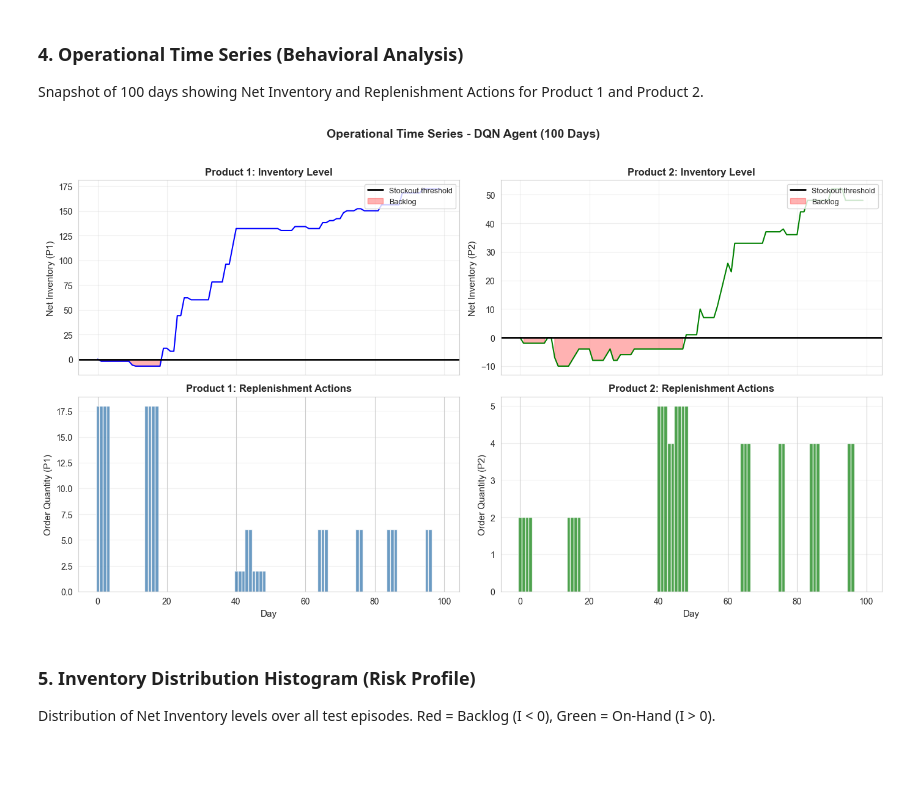
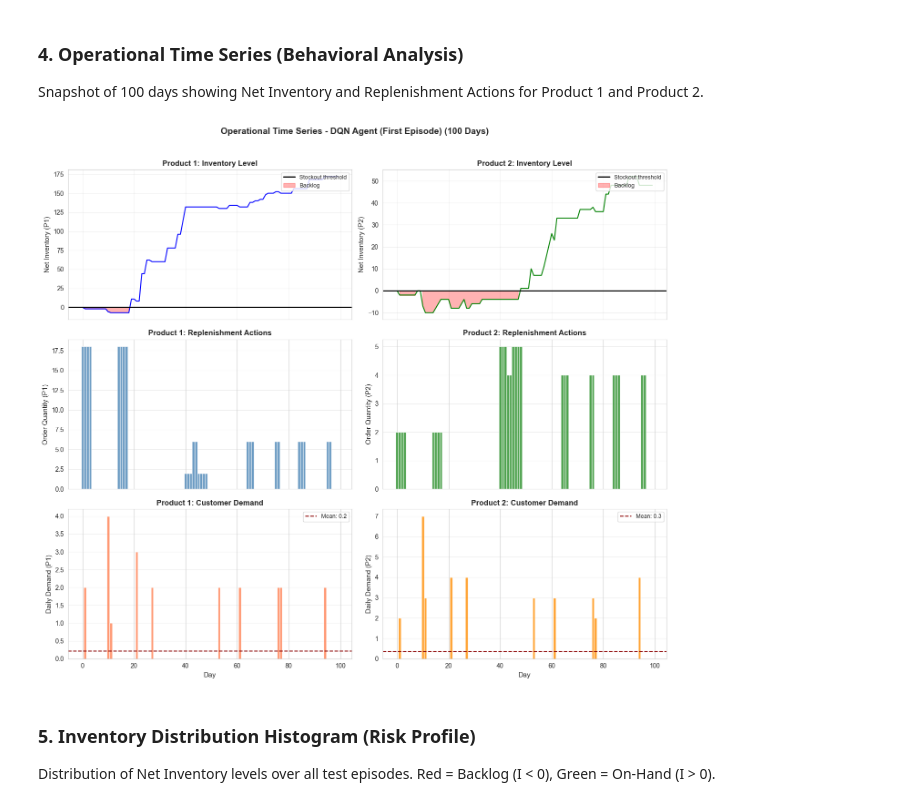
Before and after one commit to MarinCervinschi/RL-InventorySystem, a Jupyter notebook: notebooks/dqn_agent.ipynb, the cells around one changed output. Saved outputs shown, nothing was run; the diff lists cells and outputs as text; code cells hidden in the pictures; blank space fills up the shorter version.

Commit message:
feat: Add evaluation and training metrics for RL agents

```diff
--- a/notebooks/dqn_agent.ipynb
+++ b/notebooks/dqn_agent.ipynb
@@ -12,12 +12,17 @@ from collections import Counter
 
 # Our modules
 from src.agents.dqn_agent import DQNAgent
-from src.mdp import CostParameters
+from src.mdp import CostParameters, RewardFunction, State
 from src.agents.callbacks.learning_curve_callback import LearningCurveCallback
+from src.agents.metrics import TrainingMetrics, EvaluationMetrics
 
 # Plotting style
 sns.set_style("whitegrid")
 plt.rcParams["figure.figsize"] = (12, 4)
+
+# Initialize plot classes
+training_plots = TrainingMetrics()
+evaluation_plots = EvaluationMetrics()
 # %% [markdown]
 ## 2. Environment Setup
 
@@ -448,57 +305,20 @@ Steady-State Average Cost per Episode (days 76-100):
 ### 4. Operational Time Series (Behavioral Analysis)
 Snapshot of 100 days showing Net Inventory and Replenishment Actions for Product 1 and Product 2.
 # %%
-# Use first test episode for visualization
-sample_ep = test_episodes_dqn[0]
-days = np.arange(len(sample_ep['net_inv_0']))
+# Select representative episode (closest to mean total cost)
+# episode_avg_costs = [np.mean(ep['total_daily_cost']) for ep in test_episodes_dqn]
+# global_mean_cost = np.mean(episode_avg_costs)
+# representative_idx = np.argmin(np.abs(np.array(episode_avg_costs) - global_mean_cost))
 
-fig, axes = plt.subplots(2, 2, figsize=(14, 8), sharex=True)
+# print(f"📊 Representative episode: {representative_idx} (avg cost: {episode_avg_costs[representative_idx]:.2f}, global mean: {global_mean_cost:.2f})")
 
-# Product 1 - Net Inventory
-ax = axes[0, 0]
-ax.plot(days, sample_ep['net_inv_0'], 'b-', linewidth=1.5)
-ax.axhline(y=0, color='k', linestyle='-', linewidth=2, label='Stockout threshold')
-ax.fill_between(days, sample_ep['net_inv_0'], 0,
-                where=[x < 0 for x in sample_ep['net_inv_0']],
-                color='red', alpha=0.3, label='Backlog')
-ax.set_ylabel('Net Inventory (P1)', fontsize=11)
-ax.set_title('Product 1: Inventory Level', fontsize=12, fontweight='bold')
-ax.legend(loc='upper right', fontsize=9)
-ax.grid(True, alpha=0.3)
-
-# Product 1 - Replenishment Actions
-ax = axes[1, 0]
-ax.bar(days, sample_ep['q0'], color='steelblue', alpha=0.8, width=1.0)
-ax.set_xlabel('Day', fontsize=11)
-ax.set_ylabel('Order Quantity (P1)', fontsize=11)
-ax.set_title('Product 1: Replenishment Actions', fontsize=12, fontweight='bold')
-ax.grid(True, alpha=0.3, axis='y')
-
-# Product 2 - Net Inventory
-ax = axes[0, 1]
-ax.plot(days, sample_ep['net_inv_1'], 'g-', linewidth=1.5)
-ax.axhline(y=0, color='k', linestyle='-', linewidth=2, label='Stockout threshold')
-ax.fill_between(days, sample_ep['net_inv_1'], 0,
-                where=[x < 0 for x in sample_ep['net_inv_1']],
-                color='red', alpha=0.3, label='Backlog')
-ax.set_ylabel('Net Inventory (P2)', fontsize=11)
-ax.set_title('Product 2: Inventory Level', fontsize=12, fontweight='bold')
-ax.legend(loc='upper right', fontsize=9)
-ax.grid(True, alpha=0.3)
-
-# Product 2 - Replenishment Actions
-ax = axes[1, 1]
-ax.bar(days, sample_ep['q1'], color='forestgreen', alpha=0.8, width=1.0)
-ax.set_xlabel('Day', fontsize=11)
-ax.set_ylabel('Order Quantity (P2)', fontsize=11)
-ax.set_title('Product 2: Replenishment Actions', fontsize=12, fontweight='bold')
-ax.grid(True, alpha=0.3, axis='y')
-
-plt.suptitle('Operational Time Series - DQN Agent (100 Days)', fontsize=14, fontweight='bold', y=1.02)
-plt.tight_layout()
-plt.show()
+# Operational Time Series - Use the first episode
+evaluation_plots.plot_operational_timeseries(
+    episode_data=test_episodes_dqn[0],
+    title="Operational Time Series - DQN Agent (First Episode)",
+)
 # %% [output]
-[figure, old version]
+[figure, new version]
 # %% [markdown]
 ### 5. Inventory Distribution Histogram (Risk Profile)
 Distribution of Net Inventory levels over all test episodes. Red = Backlog (I < 0), Green = On-Hand (I > 0).
```
Also changed, not shown: parts of 6 cells of this notebook, 4 other files.
